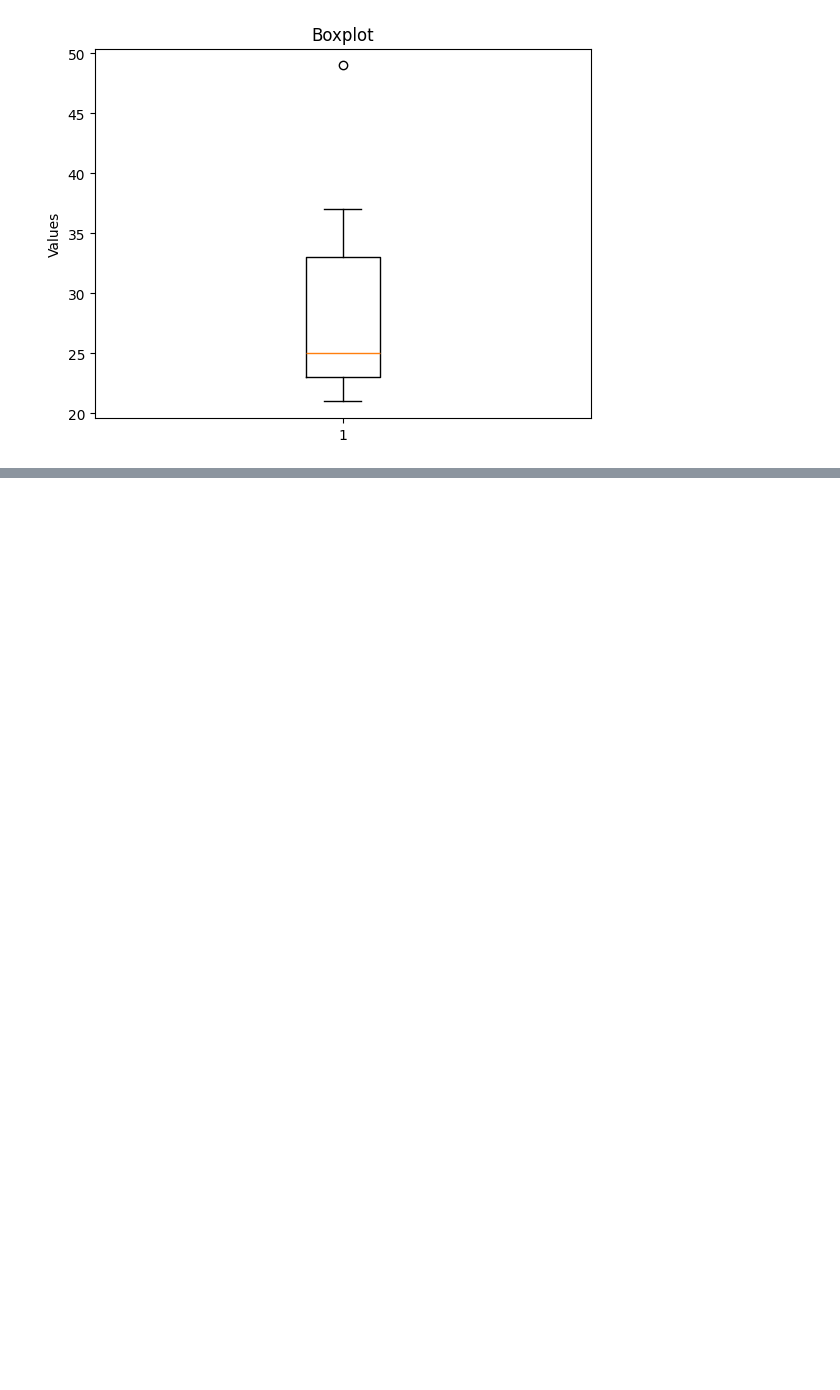
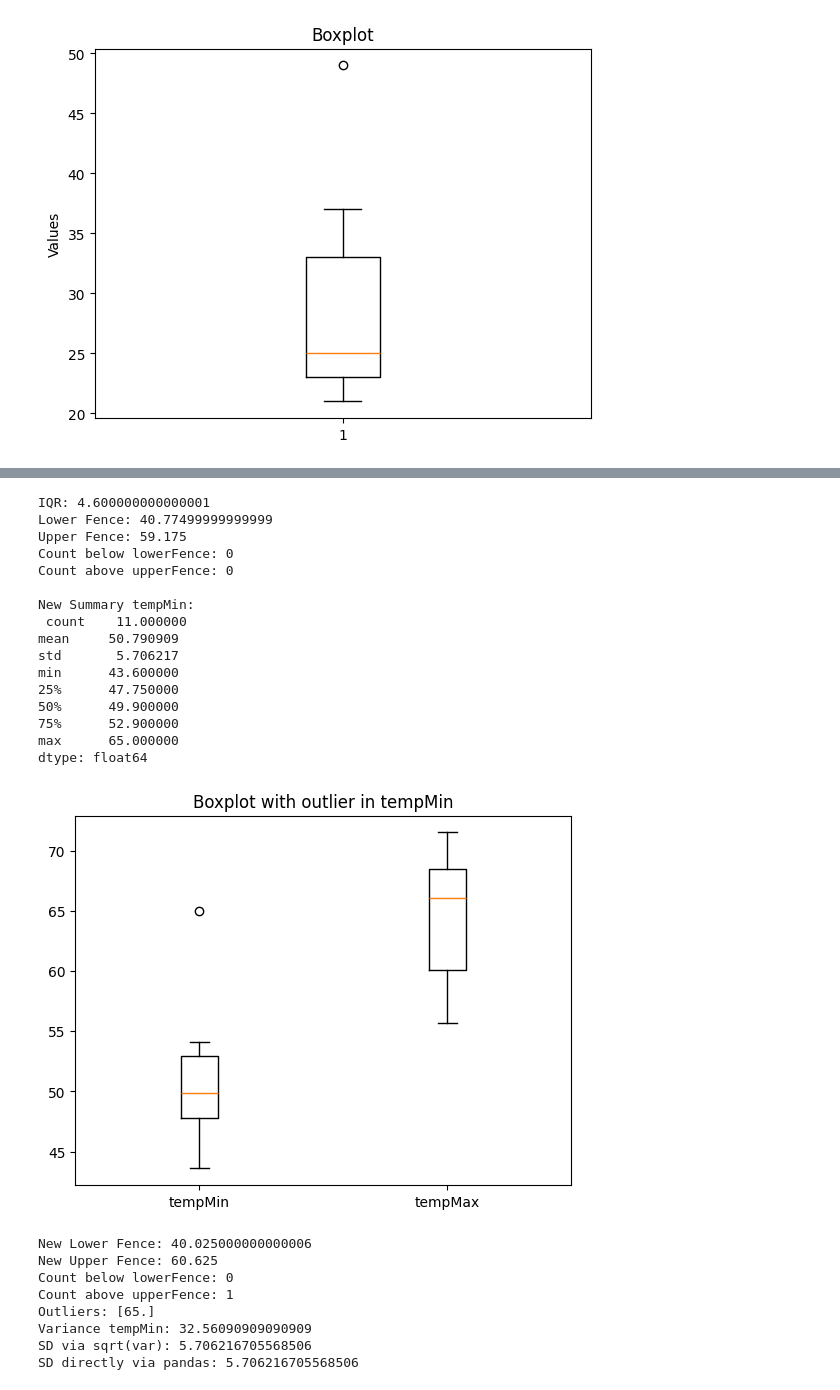
Before and after one commit to hogeschool/CMIBOD021T-2526, a Jupyter notebook: notebooks/week2_boxplot.ipynb, the cells around one changed output, grey strips where cells are left out. Drawn from its saved outputs; the diff is of its cells as text; code cells hidden in the pictures; blank space fills up the shorter version.

```diff
--- a/notebooks/week2_boxplot.ipynb
+++ b/notebooks/week2_boxplot.ipynb
@@ -94,0 +150,64 @@ plt.show()
+# %%
+# --- IQR, fences, outliers for tempMin ---
+q1, q3 = tempMin.quantile(0.25), tempMin.quantile(0.75)
+iqr = q3 - q1
+lowerFence = q1 - 1.5 * iqr
+upperFence = q3 + 1.5 * iqr
+
+print("IQR:", iqr)
+print("Lower Fence:", lowerFence)
+print("Upper Fence:", upperFence)
+print("Count below lowerFence:", (tempMin < lowerFence).sum())
+print("Count above upperFence:", (tempMin > upperFence).sum())
+
+# --- Addin an outlier, value 65 to tempMin ---
+tempMin = pd.Series([50.7, 52.8, 48.6, 53.0, 49.9, 47.9, 54.1, 47.6, 43.6, 45.5, 65])
+
+print("\nNew Summary tempMin:\n", tempMin.describe())
+
+plt.boxplot([tempMin, tempMax], tick_labels=["tempMin", "tempMax"])
+plt.title("Boxplot with outlier in tempMin")
+plt.show()
+
+# --- New IQR & fences after adding 65 ---
+q1, q3 = tempMin.quantile(0.25), tempMin.quantile(0.75)
+iqr = q3 - q1
+lowerFence = q1 - 1.5 * iqr
+upperFence = q3 + 1.5 * iqr
+
+print("New Lower Fence:", lowerFence)
+print("New Upper Fence:", upperFence)
+print("Count below lowerFence:", (tempMin < lowerFence).sum())
+print("Count above upperFence:", (tempMin > upperFence).sum())
+print("Outliers:", tempMin[tempMin > upperFence].values)
+
+# --- Variance and SD manually ---
+print("Variance tempMin:", tempMin.var())
+print("SD via sqrt(var):", math.sqrt(tempMin.var()))
+print("SD directly via pandas:", tempMin.std())
+# %% [output]
+IQR: 4.600000000000001
+Lower Fence: 40.77499999999999
+Upper Fence: 59.175
+Count below lowerFence: 0
+Count above upperFence: 0
+
+New Summary tempMin:
+ count    11.000000
+mean     50.790909
+std       5.706217
+min      43.600000
+25%      47.750000
+50%      49.900000
+75%      52.900000
+max      65.000000
+dtype: float64
+[figure, added]
+New Lower Fence: 40.025000000000006
+New Upper Fence: 60.625
+Count below lowerFence: 0
+Count above upperFence: 1
+Outliers: [65.]
+Variance tempMin: 32.56090909090909
+SD via sqrt(var): 5.706216705568506
+SD directly via pandas: 5.706216705568506
```
Also changed, not shown: parts of 9 cells of this notebook, 3 other files.
